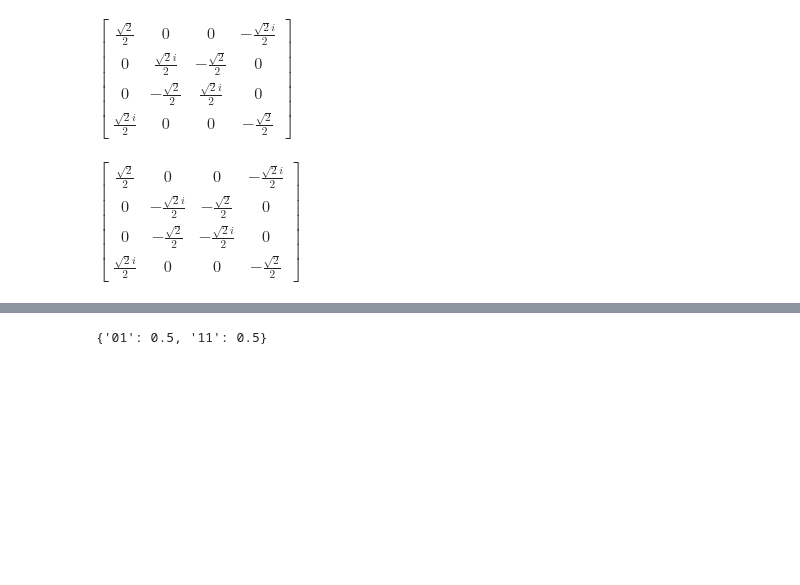
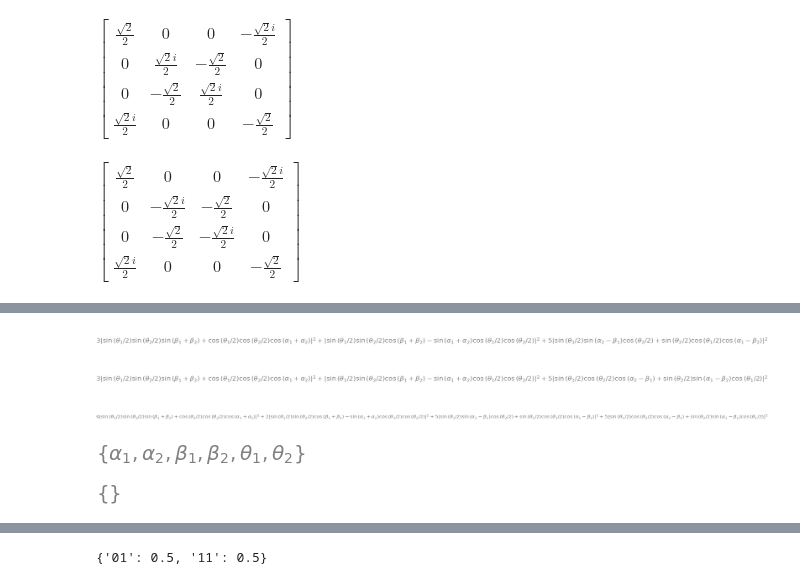
Before and after one commit to tomekzaw/ewl, a Jupyter notebook: examples/example.ipynb, the cells around one changed output, grey strips where cells are left out. Cells and saved outputs as stored; diff of their text form; code cells hidden in the pictures; blank space fills up the shorter version.

```diff
--- a/examples/example.ipynb
+++ b/examples/example.ipynb
@@ -19,0 +12,4 @@ $\displaystyle \left[\begin{matrix}1 & 0\\0 & 1\end{matrix}\right]$
+# %%
+theta1, alpha1, beta1 = sp.symbols('theta1 alpha1 beta1')
+alice = U(theta=theta1, alpha=alpha1, beta=beta1)
+alice
@@ -36,0 +63,16 @@ ewl.draw()
+# %%
+ewl.payoff_function(player=0)
+# %% [output]
+[figure, added]
+# %%
+ewl.payoff_function(player=1)
+# %% [output]
+[figure, added]
+# %%
+ewl.payoff_function(player=None)
+# %% [output]
+[figure, added]
+# %%
+ewl.params
+# %% [output]
+[figure, added]
@@ -36,0 +82,4 @@ ewl.draw()
+# %%
+ewl_fixed.params
+# %% [output]
+[figure, added]
```
Also changed, not shown: parts of 20 cells of this notebook, 1 other file.
